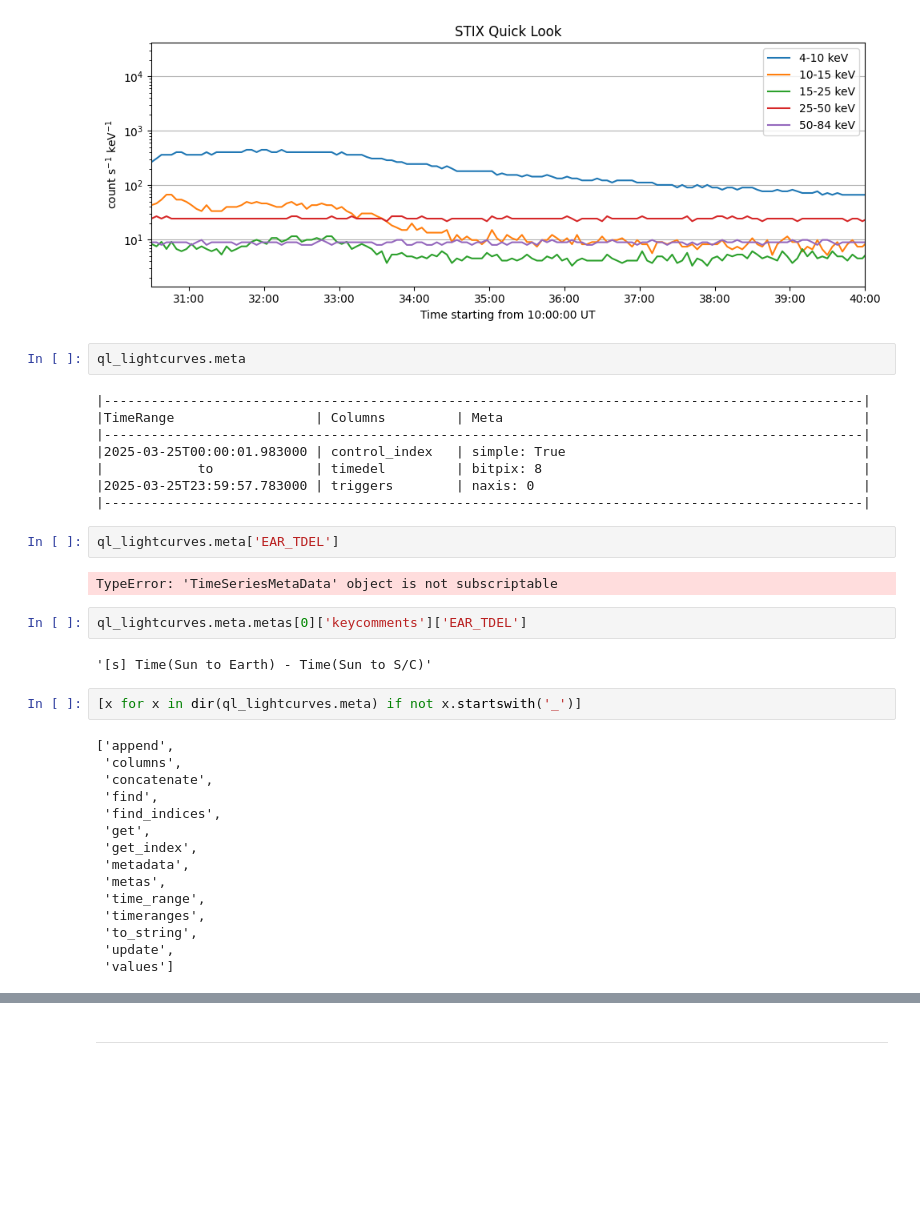
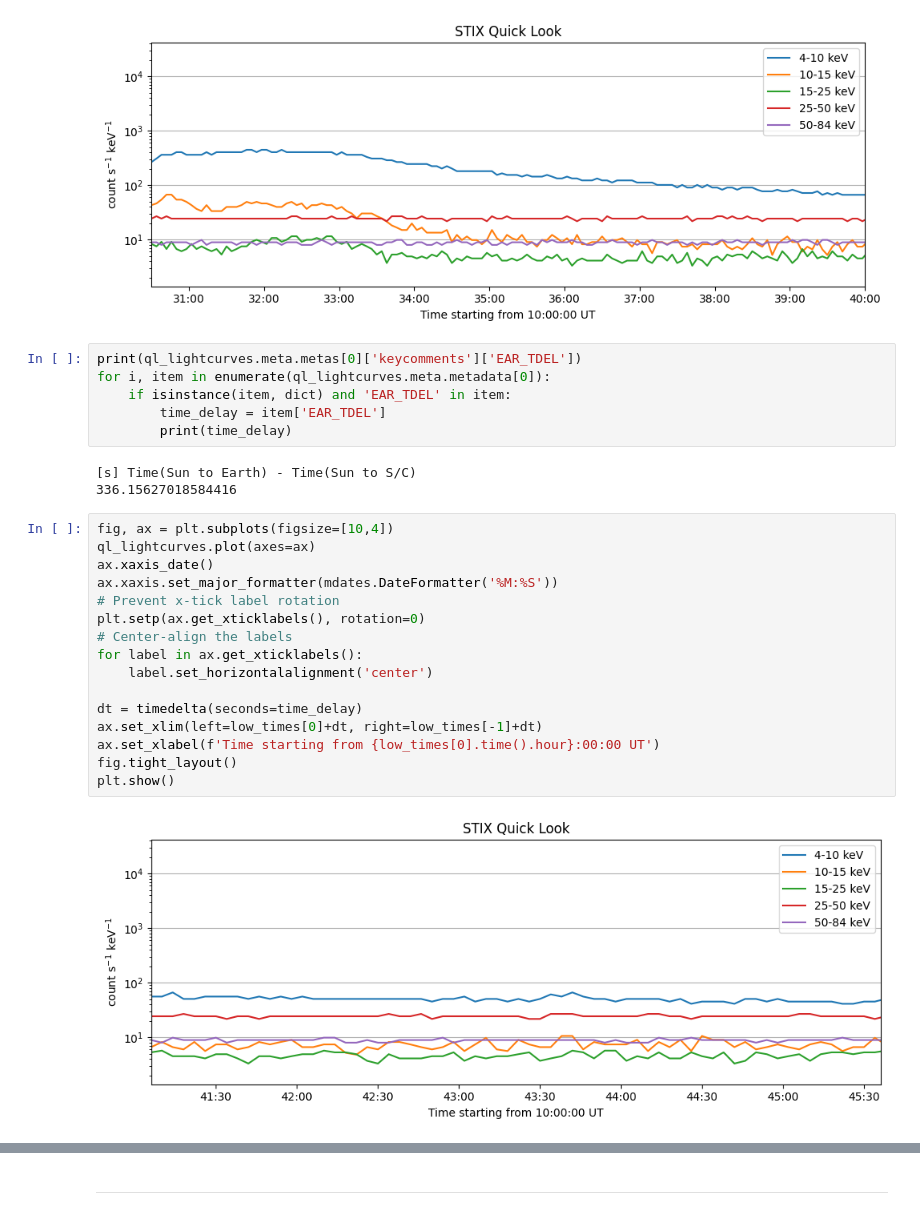
Before and after one commit to MohamedNedal/nenufar_work, a Jupyter notebook: plot_nenufar.ipynb, the cells around one changed output, grey strips where cells are left out. Drawn from its saved outputs; the diff is of its cells as text; blank space fills up the shorter version.

```diff
--- a/plot_nenufar.ipynb
+++ b/plot_nenufar.ipynb
@@ -310,39 +416,31 @@ fig.tight_layout()
 plt.show()
 # %% [output]
 [figure]
-# %%
-ql_lightcurves.meta
-# %% [output]
-|-------------------------------------------------------------------------------------------------|
-|TimeRange                  | Columns         | Meta                                              |
-|-------------------------------------------------------------------------------------------------|
-|2025-03-25T00:00:01.983000 | control_index   | simple: True                                      |
-|            to             | timedel         | bitpix: 8                                         |
-|2025-03-25T23:59:57.783000 | triggers        | naxis: 0                                          |
-|-------------------------------------------------------------------------------------------------|
-# %%
-ql_lightcurves.meta['EAR_TDEL']
-# %% [output]
-TypeError: 'TimeSeriesMetaData' object is not subscriptable
 # %%
-ql_lightcurves.meta.metas[0]['keycomments']['EAR_TDEL']
+print(ql_lightcurves.meta.metas[0]['keycomments']['EAR_TDEL'])
+for i, item in enumerate(ql_lightcurves.meta.metadata[0]):
+    if isinstance(item, dict) and 'EAR_TDEL' in item:
+        time_delay = item['EAR_TDEL']
+        print(time_delay)
 # %% [output]
-'[s] Time(Sun to Earth) - Time(Sun to S/C)'
+[s] Time(Sun to Earth) - Time(Sun to S/C)
+336.15627018584416
-# %%
-[x for x in dir(ql_lightcurves.meta) if not x.startswith('_')]
-# %% [output]
-['append',
- 'columns',
- 'concatenate',
- 'find',
- 'find_indices',
- 'get',
- 'get_index',
- 'metadata',
- 'metas',
- 'time_range',
- 'timeranges',
- 'to_string',
- 'update',
- 'values']
+# %%
+fig, ax = plt.subplots(figsize=[10,4])
+ql_lightcurves.plot(axes=ax)
+ax.xaxis_date()
+ax.xaxis.set_major_formatter(mdates.DateFormatter('%M:%S'))
+# Prevent x-tick label rotation
+plt.setp(ax.get_xticklabels(), rotation=0)
+# Center-align the labels
+for label in ax.get_xticklabels():
+    label.set_horizontalalignment('center')
+
+dt = timedelta(seconds=time_delay)
+ax.set_xlim(left=low_times[0]+dt, right=low_times[-1]+dt)
+ax.set_xlabel(f'Time starting from {low_times[0].time().hour}:00:00 UT')
+fig.tight_layout()
+plt.show()
+# %% [output]
+[figure, added]
 # %%
```
Also changed, not shown: parts of 22 cells of this notebook.
